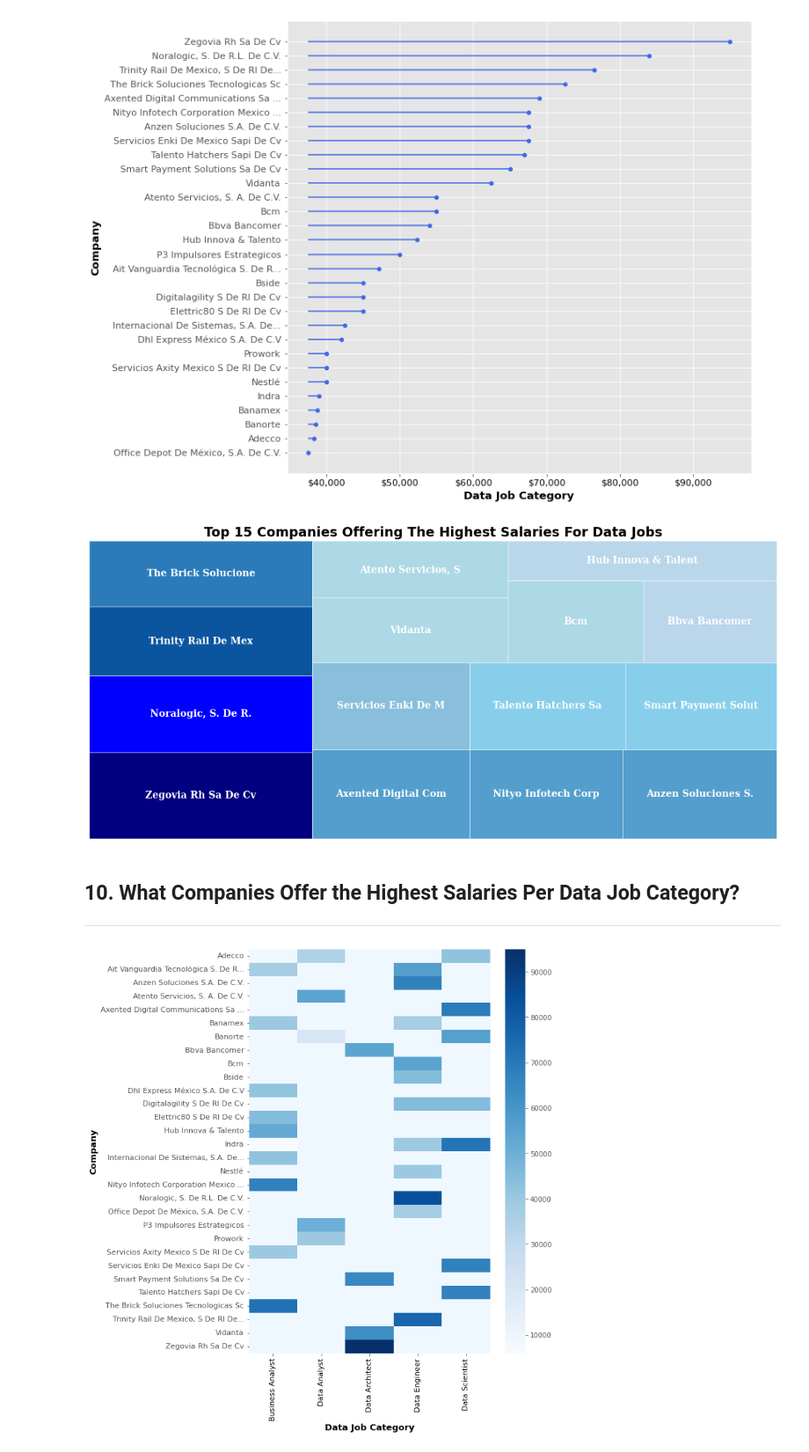
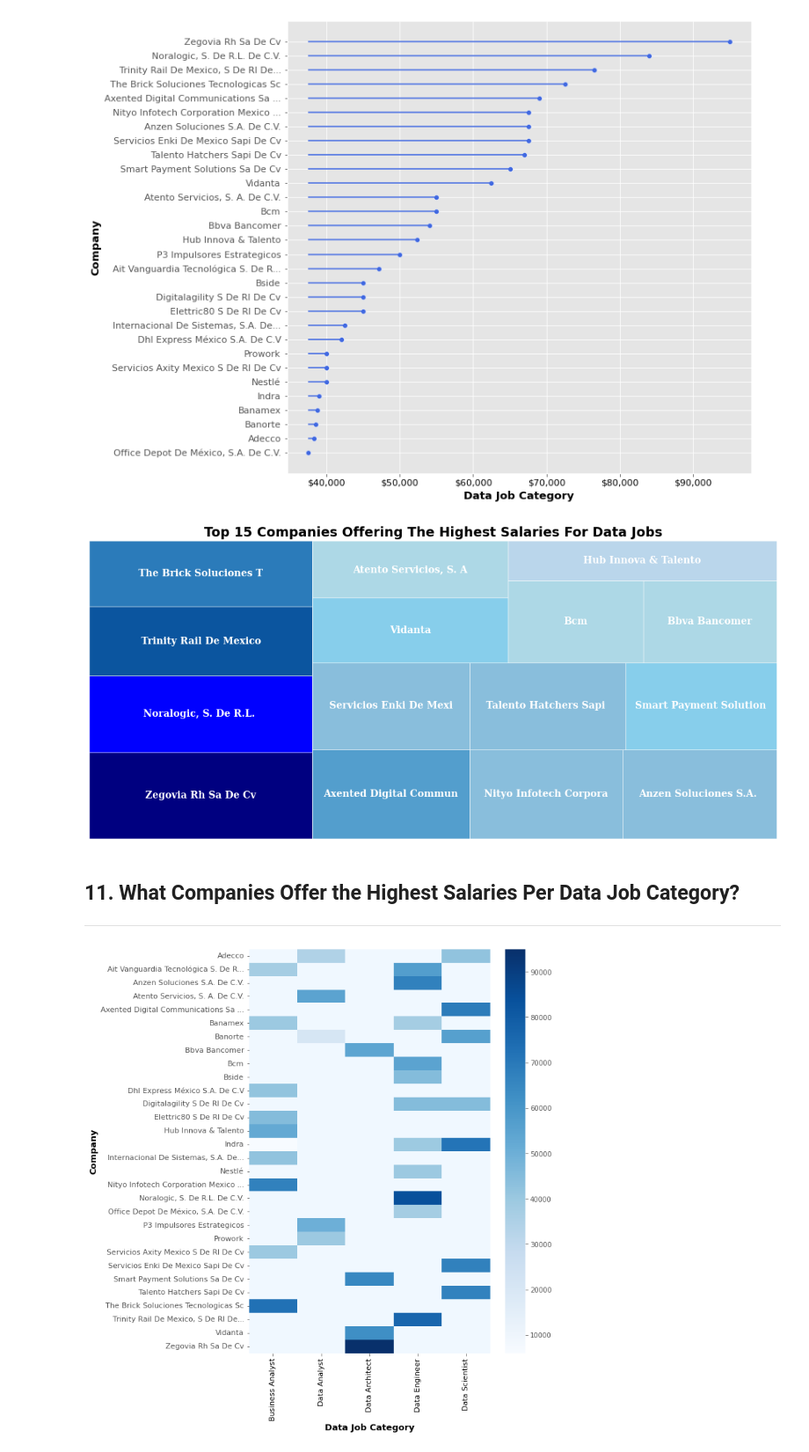
Before and after one commit to DanielEduardoLopez/DataJobsMX2022, a Jupyter notebook: 3-DataAnalysisViz.ipynb, the cells around one changed output. Shown at 88% size. Cells and saved outputs as stored; diff of their text form; code cells hidden in the pictures.

Commit message:
Visualizations completed

```diff
--- a/3-DataAnalysisViz.ipynb
+++ b/3-DataAnalysisViz.ipynb
@@ -620,11 +757,11 @@ ___
 ___
 # %%
-company_salary = pd.pivot_table(salary_df, index = 'Company', columns = 'Job', values = 'Average Salary', aggfunc= 'mean')
-company_salary['Total Average'] = company_salary.mean(axis=1, numeric_only= True)
+salary_company = pd.pivot_table(salary_df, index = 'Company', columns = 'Job', values = 'Average Salary', aggfunc= 'mean')
+salary_company['Total Average'] = salary_company.mean(axis=1, numeric_only= True)
 
 # All companies
-company_salary = company_salary.fillna(0).sort_values('Total Average', ascending = False).sort_values('Company', ascending = True)
-company_salary.head()
+salary_company = salary_company.fillna(0).sort_values('Total Average', ascending = False).sort_values('Company', ascending = True)
+salary_company.head()
 # %% [output]
 | Job | Business Analyst | Data Analyst | Data Architect | Data Engineer | Data Scientist | Total Average |
 | Company |  |  |  |  |  |  |
@@ -635,8 +772,8 @@ company_salary.head()
 | Alicia Angelica Vazquez Espinoza | 0.0 | 0.000000 | 0.0 | 30000.0 | 0.0 | 30000.000000 |
 # %%
 # Top companies
-company_salary_top = company_salary.fillna(0).sort_values('Total Average', ascending = False)[:30].sort_values('Company', ascending = True)
-company_salary_top.head()
+salary_company_top = salary_company.fillna(0).sort_values('Total Average', ascending = False)[:30].sort_values('Company', ascending = True)
+salary_company_top.head()
 # %% [output]
 | Job | Business Analyst | Data Analyst | Data Architect | Data Engineer | Data Scientist | Total Average |
 | Company |  |  |  |  |  |  |
@@ -665,23 +802,23 @@ plt.show()
 # %%
 # Treemap
 top = 15
-hm_company_salary_top = company_salary_top.sort_values('Total Average', ascending = False)[:top]
-sizes = hm_company_salary_top['Total Average'].values
-label = hm_company_salary_top.index.map(lambda x: x[:19])
+tm_salary_company_top = salary_company_top.sort_values('Total Average', ascending = False)[:top]
+sizes = tm_salary_company_top['Total Average'].values
+label = tm_salary_company_top.index.map(lambda x: x[:22])
 colors = sns.color_palette('Blues_r')
-colors_tree =['navy', 'blue', colors[0], colors[1], colors[2], colors[2], colors[2], colors[3], 'skyblue', 'skyblue', 'lightblue', 'lightblue', 'lightblue', colors[4], colors[4], colors[4], colors[4]]
+colors_tree =['navy', 'blue', colors[0], colors[1], colors[2], colors[3], colors[3], colors[3], colors[3], 'skyblue', 'skyblue', 'lightblue', 'lightblue', 'lightblue', colors[4]]
 plt.figure(figsize = (18,8))
 squarify.plot(sizes = sizes, label = label,
               alpha = 1, color = colors_tree, pad = 0,
               text_kwargs={'fontsize': 14, 'weight': 'bold', 'family':'serif', 'color': 'w'},
               edgecolor = 'w')
 plt.title('Top 15 Companies Offering The Highest Salaries For Data Jobs', weight = 'bold', fontsize = 19)
 plt.axis('Off')
 plt.show()
 # %% [output]
-[figure, old version]
+[figure, new version]
 # %% [markdown]
-## **10. What Companies Offer the Highest Salaries Per Data Job Category?**
+## **11. What Companies Offer the Highest Salaries Per Data Job Category?**
 ___
 # %%
 plt.figure(figsize = (8,11))
```
Also changed, not shown: parts of 31 cells of this notebook.
